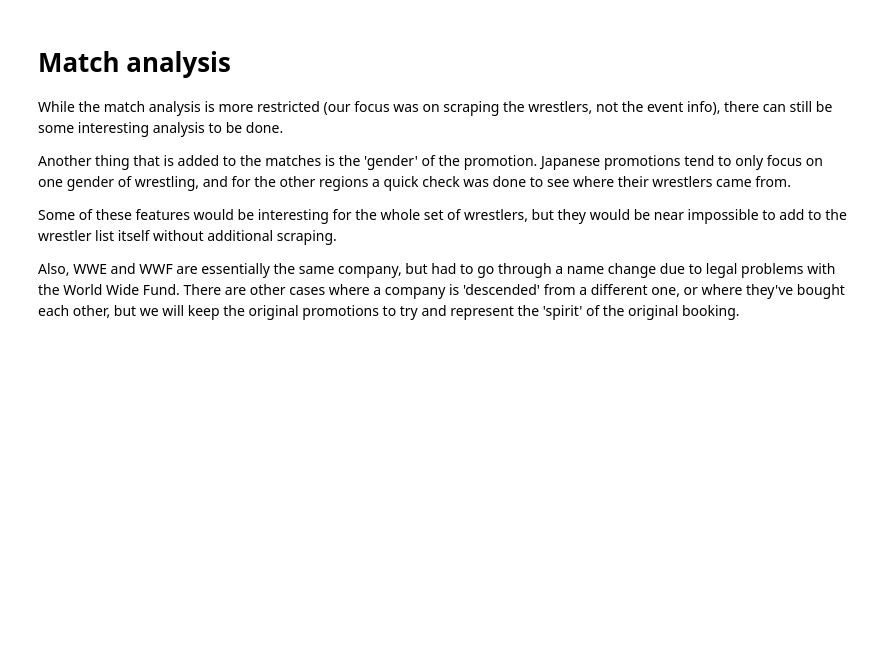
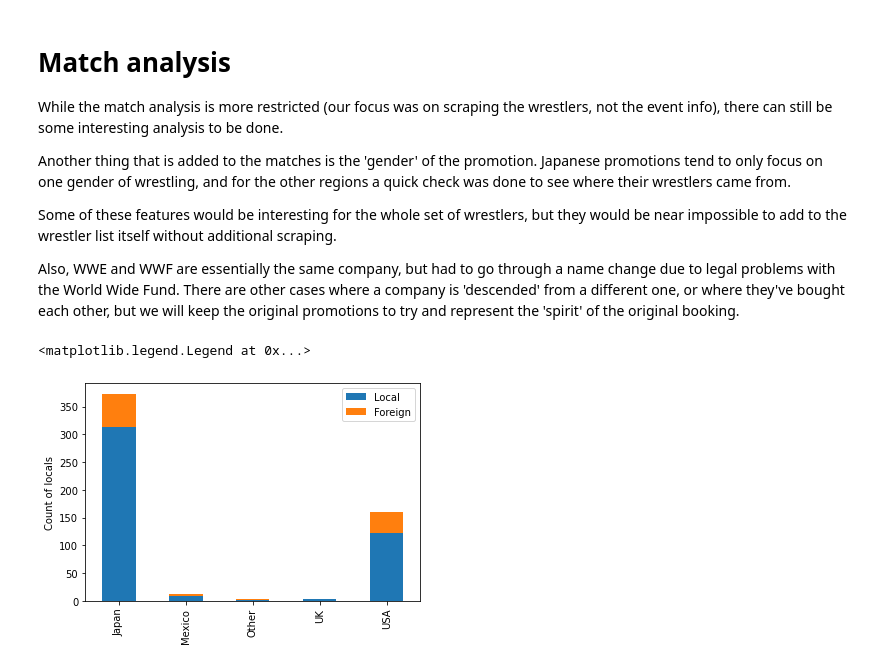
Before and after one commit to WhimZig/DataMadness, a Jupyter notebook: Data madness.ipynb, the cells around one changed output. Saved outputs shown, nothing was run; the diff lists cells and outputs as text; code cells hidden in the pictures; blank space fills up the shorter version.

```diff
--- a/Data madness.ipynb
+++ b/Data madness.ipynb
@@ -2,6 +2,10 @@
 import pandas as pd
 import numpy as np
 from unidecode import unidecode
+import matplotlib.pyplot as plt
+
+# This seems to just make all plots wider, which is nice and makes visualizing easier
+plt.rcParams['figure.figsize'] = [20,10]
 # %% [markdown]
 # Cleaning up the data
 
@@ -486,7 +590,6 @@ Also, WWE and WWF are essentially the same company, but had to go through a name
 # %%
 # To the match info, I'll add whether the wrestler was in their home "region"
 # TODO: Add this to the match info
-
 merged_df['Home wrestler'] = merged_df['Region'] == merged_df['Promotion Country']
 
 # TODO: Add the gender info of the promotion
@@ -494,5 +597,16 @@ merged_df['Home wrestler'] = merged_df['Region'] == merged_df['Promotion Country
 female_promotions = ['AJW', 'JWP', 'Stardom']
 
 merged_df['Female promotion'] = np.where(merged_df['Promotion'].isin(female_promotions), True, False)
-
-merged_df['Promotion'] = np.where(merged_df['Promotion'] == 'WWF', 'WWE', merged_df['Promotion'])
+# %%
+# First I'll start by plotting the relation between it being a local wrestler or a foreign one
+# I'll use the counts for each of the four regions that are used
+temp = merged_df.groupby(['Promotion Country', 'Home wrestler'])
+
+# I just input the values manually, because thinking of how to code such a small df was suffering
+local_temp = pd.DataFrame({'True': [314, 8, 2, 4, 123], 'False': [59, 4, 2, 0, 38]}, index=['Japan', 'Mexico', 'Other', 'UK', 'USA'])
+
+local_temp.plot(kind='bar', stacked=True, ylabel='Count of locals')
+plt.legend(['Local', 'Foreign'])
+# %% [output]
+<matplotlib.legend.Legend at 0x...>
+[figure, added]
```
Also changed, not shown: parts of 25 cells of this notebook.
